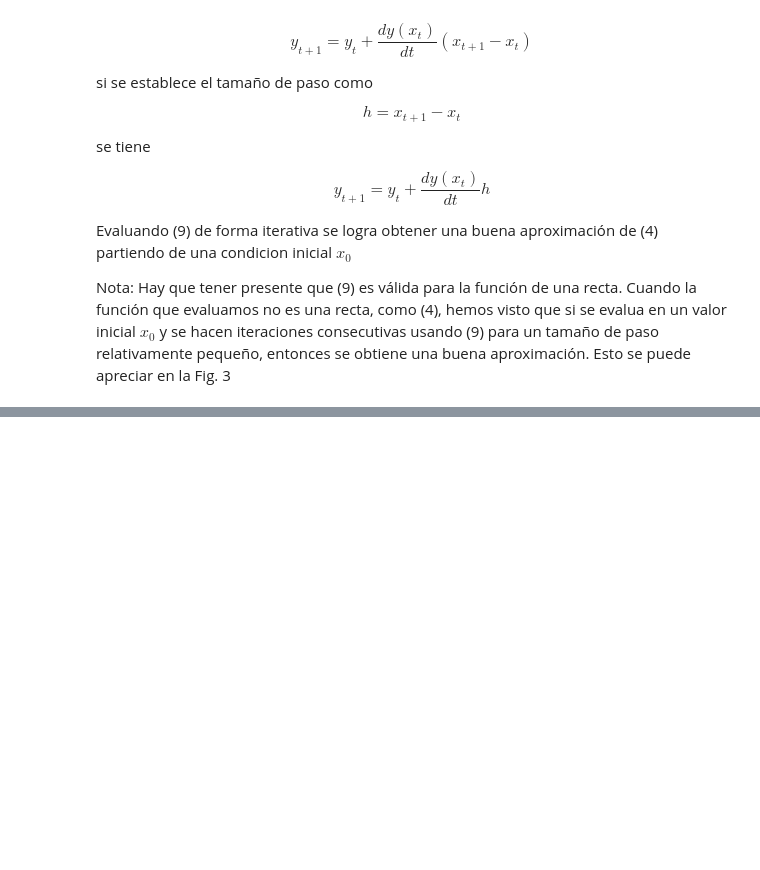
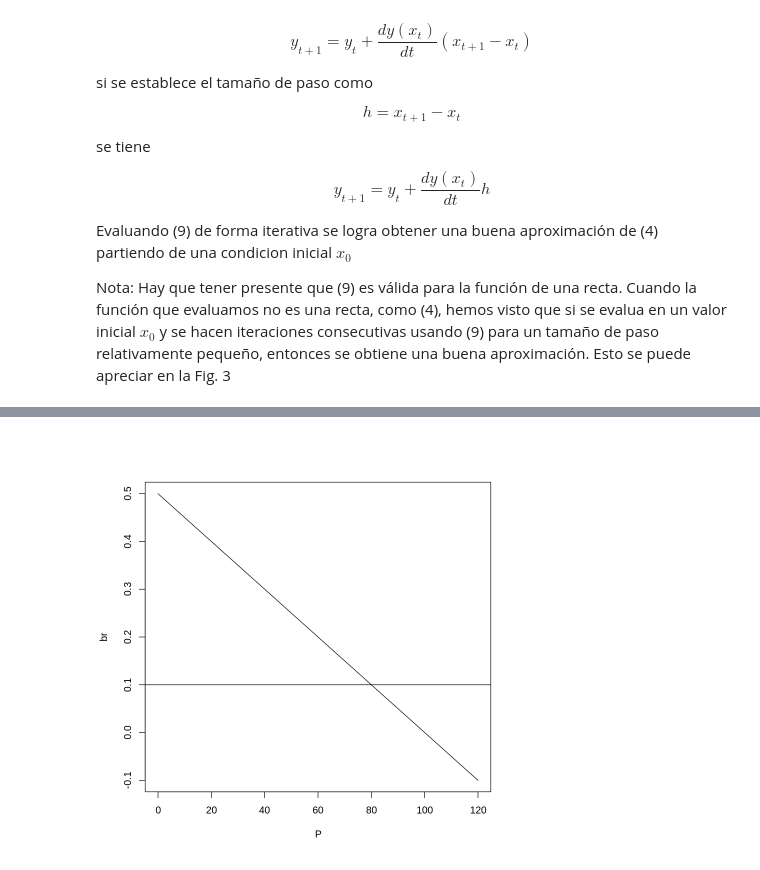
Before and after one commit to sysbio-unam/practicas-computacionales, a Jupyter notebook: ejemplo_de_juguete.ipynb, the cells around one changed output, grey strips where cells are left out. Cells and saved outputs as stored; diff of their text form; code cells hidden in the pictures; blank space fills up the shorter version.

```diff
--- a/ejemplo_de_juguete.ipynb
+++ b/ejemplo_de_juguete.ipynb
@@ -229,0 +276,19 @@ Declarar la función
+# %%
+birth_rate <- function(P) {
+    rate = b*(1 - P/k1)
+    return(rate)
+}
+# %%
+# establecer valor de parámetros
+b = 0.5 # 1/dias
+k1 = 100 # peces
+d = 0.1 # 1/dias
+# %%
+# valores de P a evaluar
+P <- seq(0,120,1)
+br <- birth_rate(P)
+# %%
+plot(P, br, type = "l")
+abline(h = d)
+# %% [output]
+[figure, added]
```
Also changed, not shown: parts of 10 cells of this notebook.
